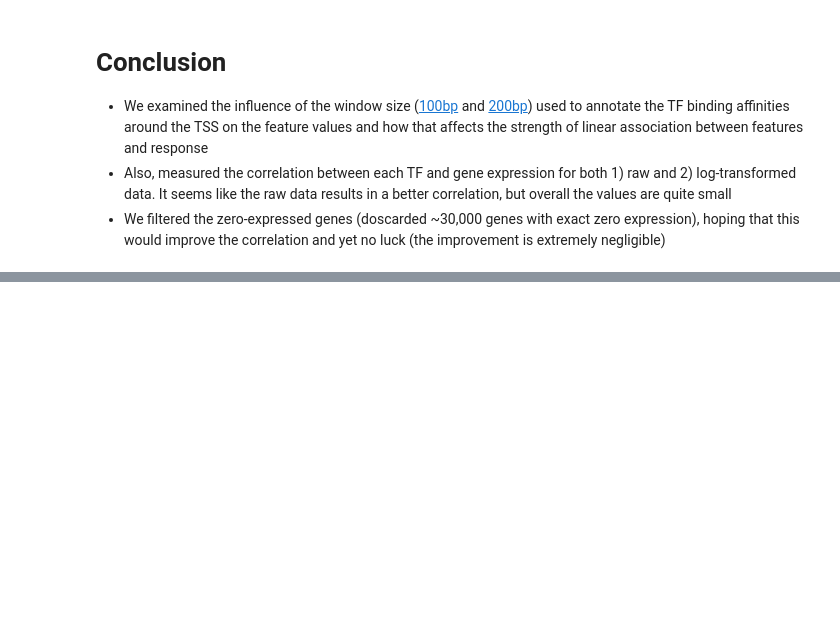
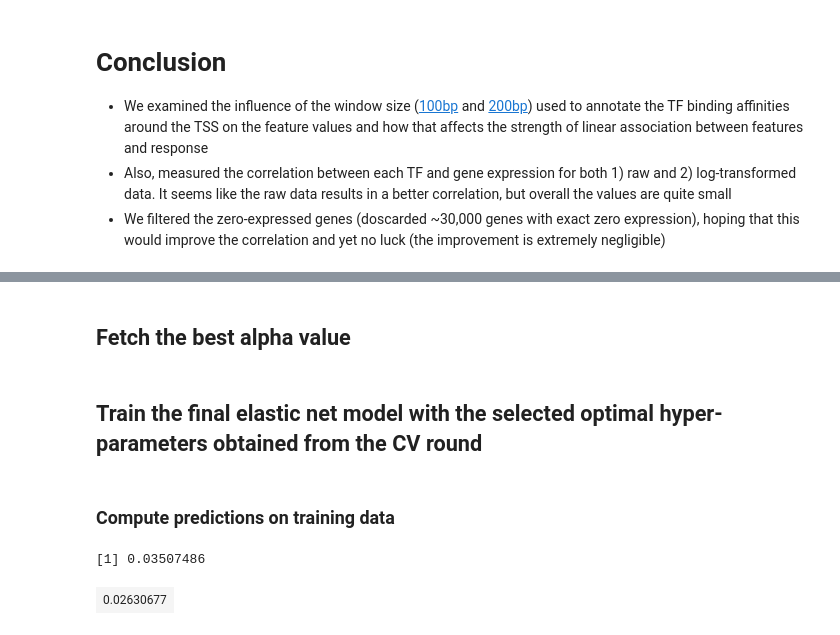
Before and after one commit to fba67/scMTL, a Jupyter notebook: feat2resp_bulk_LiHe_500bpWinTF.ipynb, the cells around one changed output, grey strips where cells are left out. Cells and saved outputs as stored; diff of their text form; code cells hidden in the pictures; blank space fills up the shorter version.

Commit message:
added elastic net

```diff
--- a/feat2resp_bulk_LiHe_500bpWinTF.ipynb
+++ b/feat2resp_bulk_LiHe_500bpWinTF.ipynb
@@ -99,0 +133,6 @@ hist(log.cors, col= "red")
+# %%
+train_y <- scale(train_y)
+
+col_means_train <- attr(train_y, "scaled:center")
+col_stddevs_train <- attr(train_y, "scaled:scale")
+test_y <- scale(test_y, center = col_means_train, scale = col_stddevs_train)
@@ -99,0 +152,25 @@ hist(log.cors, col= "red")
+# %%
+alphas <- seq(0, 1, .05)
+el.res <- list()
+for(i in seq(length(alphas)))
+    el.res[[i]] <- cv.glmnet(x= as.matrix(train_x), y= as.numeric(train_y), alpha= alphas[i], nfolds= 5, parallel= T, standardize =F)
+# %% [markdown]
+## Fetch the best alpha value
+# %%
+all.cvms <- sapply(seq(length(el.res)), function(i) min(el.res[[i]]$cvm))
+best.el.cv <- el.res[[which.min(all.cvms)]]
+best_alpha_idx <- which.min(all.cvms)
+# %% [markdown]
+## Train the final elastic net model with the selected optimal hyper-parameters obtained from the CV round
+# %%
+final_el <- glmnet(x= as.matrix(train_x), y= as.numeric(train_y), lambda= el.res[[best_alpha_idx]]$lambda.min,
+                   alpha= alphas[best_alpha_idx])
+# %% [markdown]
+### Compute predictions on training data
+# %%
+print(el.res[[best_alpha_idx]]$lambda.min)
+pred.res.train <- predict(final_el, as.matrix(train_x),s= el.res[[best_alpha_idx]]$lambda.min, alpha= alphas[best_alpha_idx])
+cor(pred.res.train, train_y)
+# %% [output]
+[1] 0.03507486
+| 0.02630677 |
```
Also changed, not shown: parts of 11 cells of this notebook.
